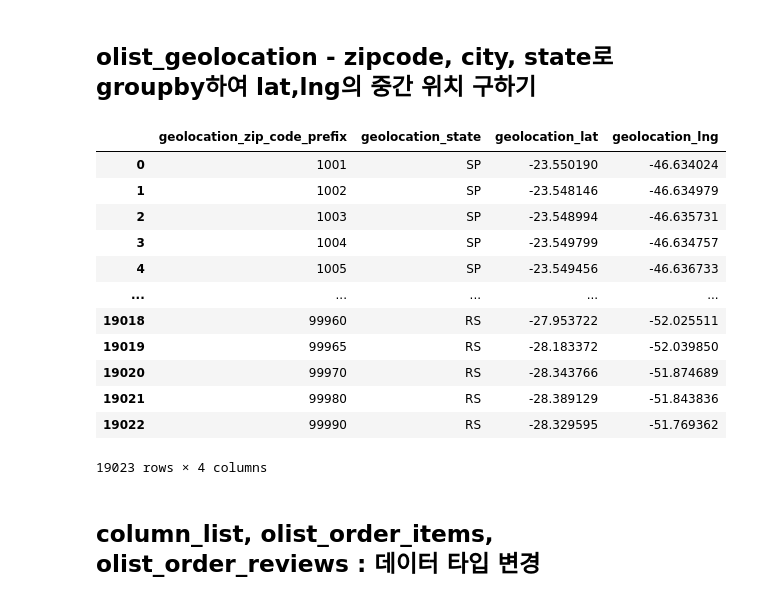
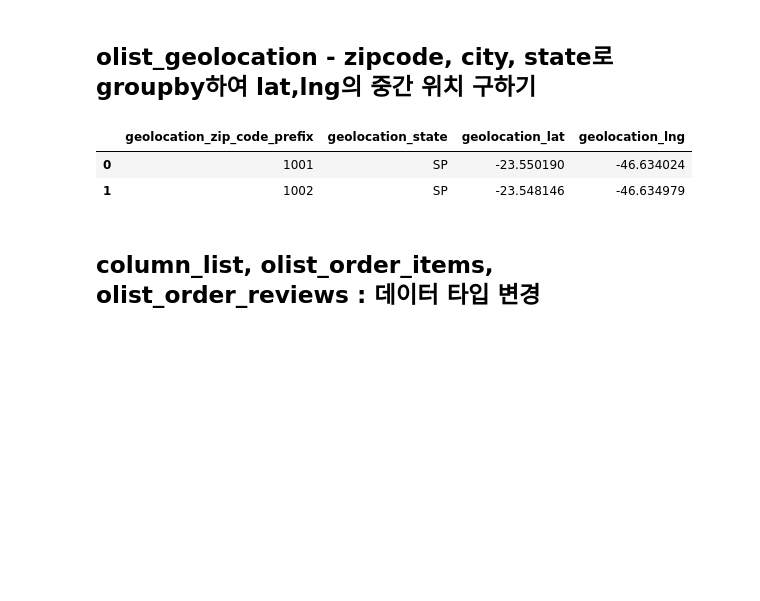
Before and after one commit to changyong93/project_Brazilian-E-Commerce-Public-Dataset-by-Olist, a Jupyter notebook: Untitled2.ipynb, the cells around one changed output. Cells and saved outputs as stored; diff of their text form; code cells hidden in the pictures; blank space fills up the shorter version.

```diff
--- a/Untitled2.ipynb
+++ b/Untitled2.ipynb
@@ -210,22 +209,12 @@ olist_order_reviews.head(2)
 # %%
 # olist_geolocation["geolocation_zip_code_prefix"]=olist_geolocation.geolocation_zip_code_prefix.astype(str)
 olist_geolocation_mean = olist_geolocation.groupby(["geolocation_zip_code_prefix","geolocation_state"])\
 [["geolocation_lat","geolocation_lng"]].mean().reset_index()
-olist_geolocation_mean
+olist_geolocation_mean.head(2)
 # %% [output]
 |  | geolocation_zip_code_prefix | geolocation_state | geolocation_lat | geolocation_lng |
 | 0 | 1001 | SP | -23.550190 | -46.634024 |
 | 1 | 1002 | SP | -23.548146 | -46.634979 |
-| 2 | 1003 | SP | -23.548994 | -46.635731 |
-| 3 | 1004 | SP | -23.549799 | -46.634757 |
-| 4 | 1005 | SP | -23.549456 | -46.636733 |
-| ... | ... | ... | ... | ... |
-| 19018 | 99960 | RS | -27.953722 | -52.025511 |
-| 19019 | 99965 | RS | -28.183372 | -52.039850 |
-| 19020 | 99970 | RS | -28.343766 | -51.874689 |
-| 19021 | 99980 | RS | -28.389129 | -51.843836 |
-| 19022 | 99990 | RS | -28.329595 | -51.769362 |
-19023 rows × 4 columns
 # %% [markdown]
 ## column_list, olist_order_items, olist_order_reviews : 데이터 타입 변경
 # %%
```
Also changed, not shown: parts of 34 cells of this notebook.
